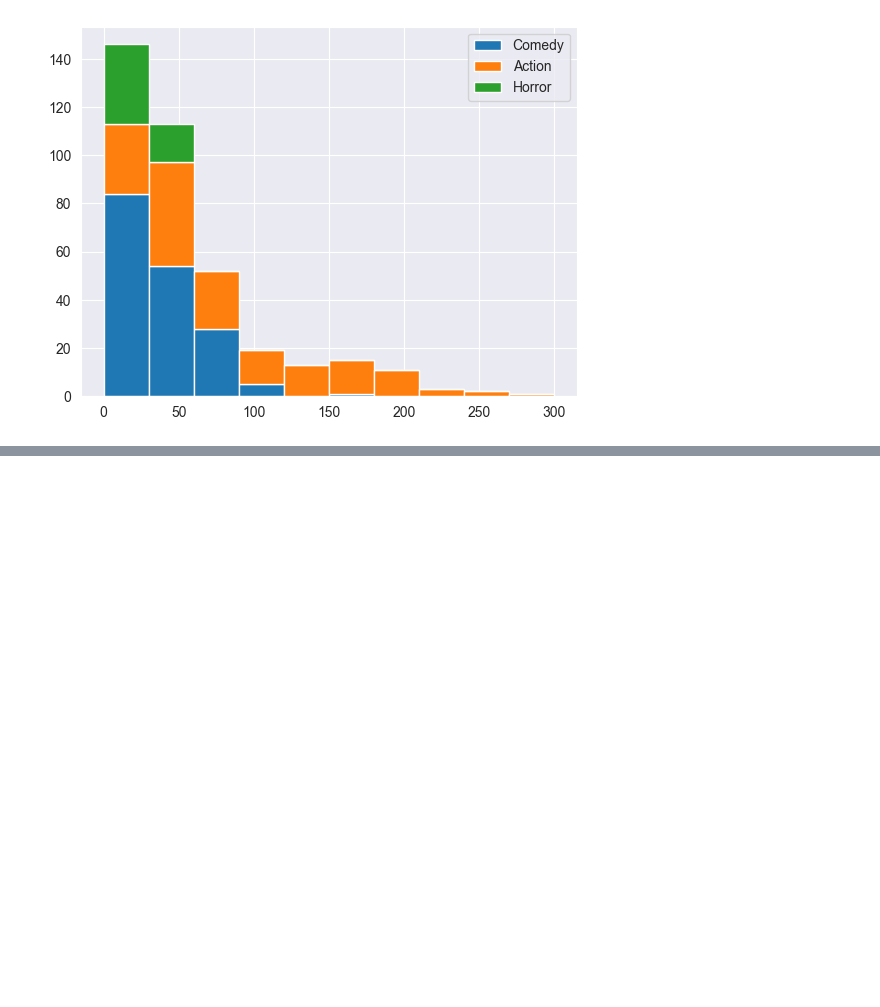
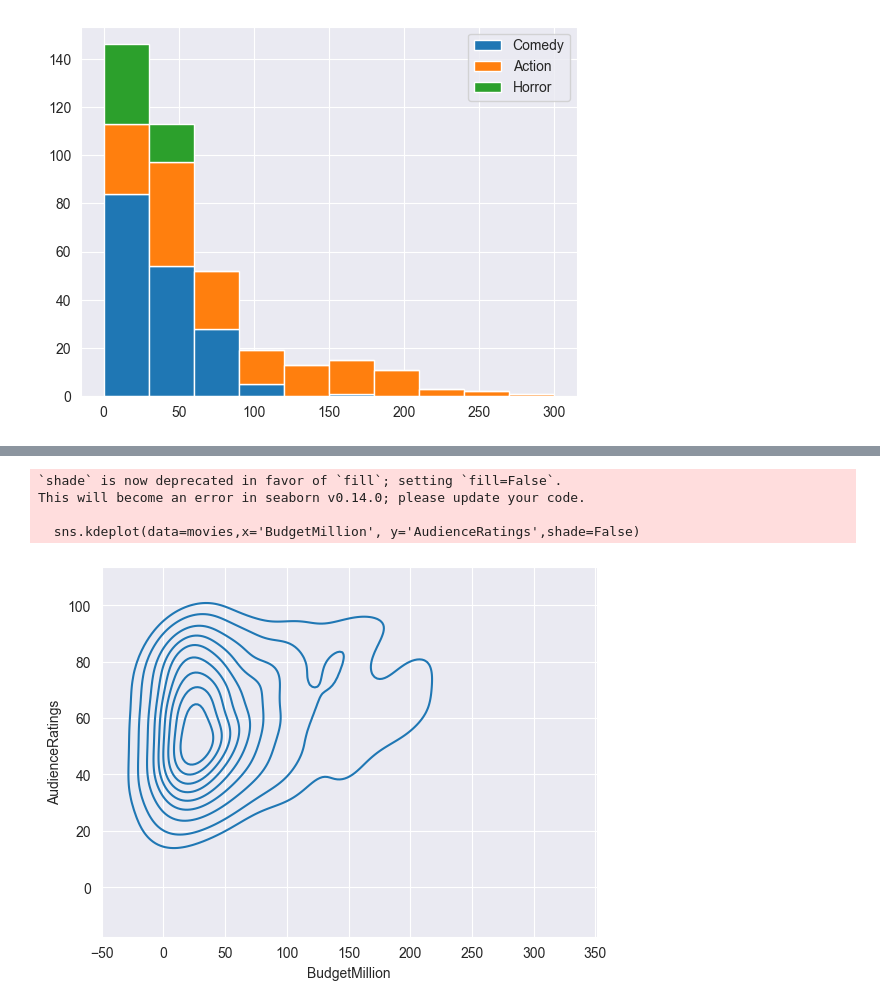
Before and after one commit to vijaivimu/Python-For-Data-Science, a Jupyter notebook: visualization.ipynb, the cells around one changed output, grey strips where cells are left out. Cells and saved outputs as stored; diff of their text form; code cells hidden in the pictures; blank space fills up the shorter version.

```diff
--- a/visualization.ipynb
+++ b/visualization.ipynb
@@ -190,0 +210,9 @@ plt.show()
+# %%
+sns.kdeplot(data=movies,x='BudgetMillion', y='AudienceRatings',shade=False)
+plt.show()
+# %% [output]
+`shade` is now deprecated in favor of `fill`; setting `fill=False`.
+This will become an error in seaborn v0.14.0; please update your code.
+
+  sns.kdeplot(data=movies,x='BudgetMillion', y='AudienceRatings',shade=False)
+[figure, added]
```
Also changed, not shown: parts of 7 cells of this notebook.
